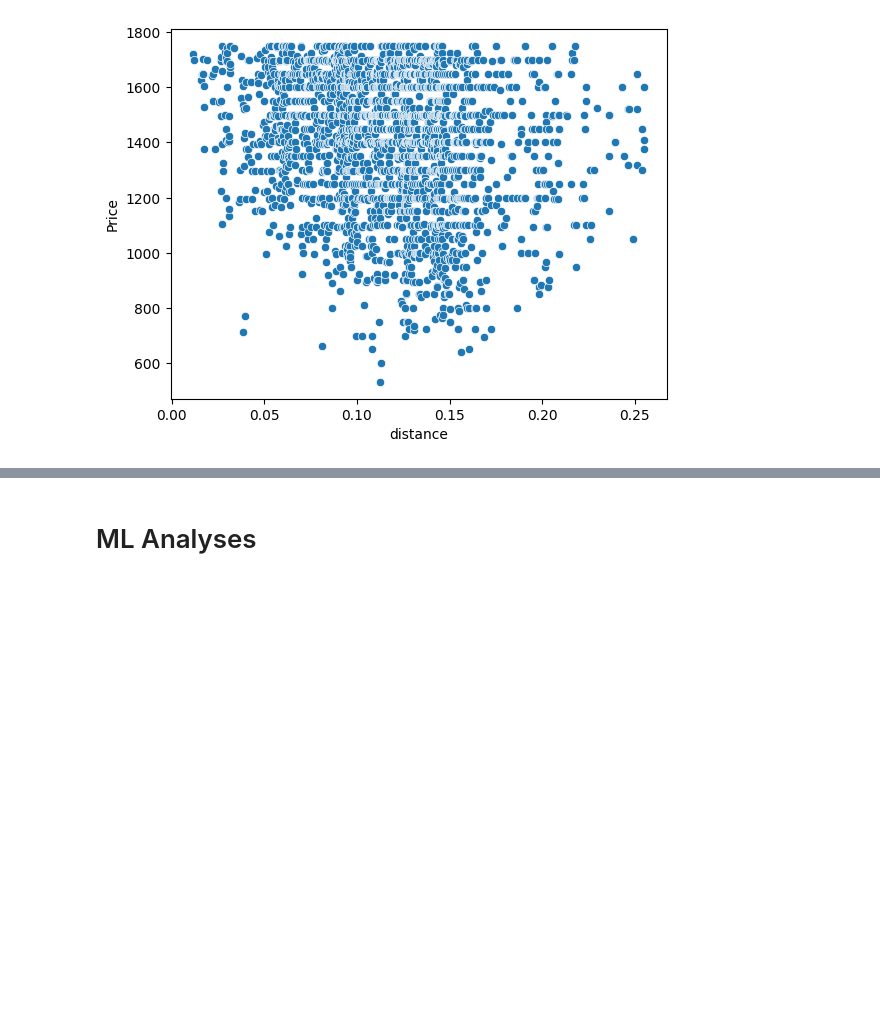
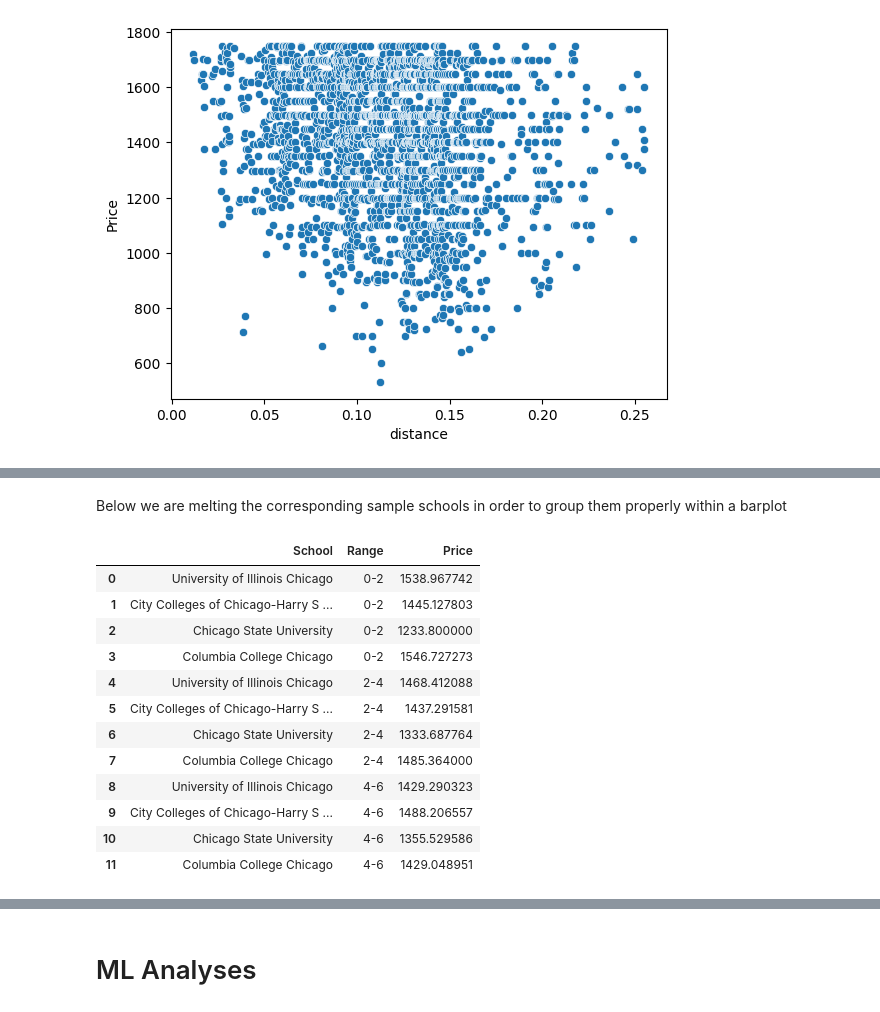
Before and after one commit to cmart71/Student_Housing_Matchmaker, a Jupyter notebook: Progress_Report.ipynb, the cells around one changed output, grey strips where cells are left out. Saved outputs shown, nothing was run; the diff lists cells and outputs as text; code cells hidden in the pictures; blank space fills up the shorter version.

```diff
--- a/Progress_Report.ipynb
+++ b/Progress_Report.ipynb
@@ -369,0 +475,19 @@ Possible Hypothesis: zipcode to price analysis
+# %% [markdown]
+Below we are melting the corresponding sample schools in order to group them properly within a barplot
+# %%
+melted_df = pd.melt(price_near_df, id_vars=['School'], value_vars=['0-2', '2-4', '4-6'], var_name='Range', value_name='Price')
+melted_df
+# %% [output]
+|  | School | Range | Price |
+| 0 | University of Illinois Chicago | 0-2 | 1538.967742 |
+| 1 | City Colleges of Chicago-Harry S ... | 0-2 | 1445.127803 |
+| 2 | Chicago State University | 0-2 | 1233.800000 |
+| 3 | Columbia College Chicago | 0-2 | 1546.727273 |
+| 4 | University of Illinois Chicago | 2-4 | 1468.412088 |
+| 5 | City Colleges of Chicago-Harry S ... | 2-4 | 1437.291581 |
+| 6 | Chicago State University | 2-4 | 1333.687764 |
+| 7 | Columbia College Chicago | 2-4 | 1485.364000 |
+| 8 | University of Illinois Chicago | 4-6 | 1429.290323 |
+| 9 | City Colleges of Chicago-Harry S ... | 4-6 | 1488.206557 |
+| 10 | Chicago State University | 4-6 | 1355.529586 |
+| 11 | Columbia College Chicago | 4-6 | 1429.048951 |
```
Also changed, not shown: parts of 22 cells of this notebook.
